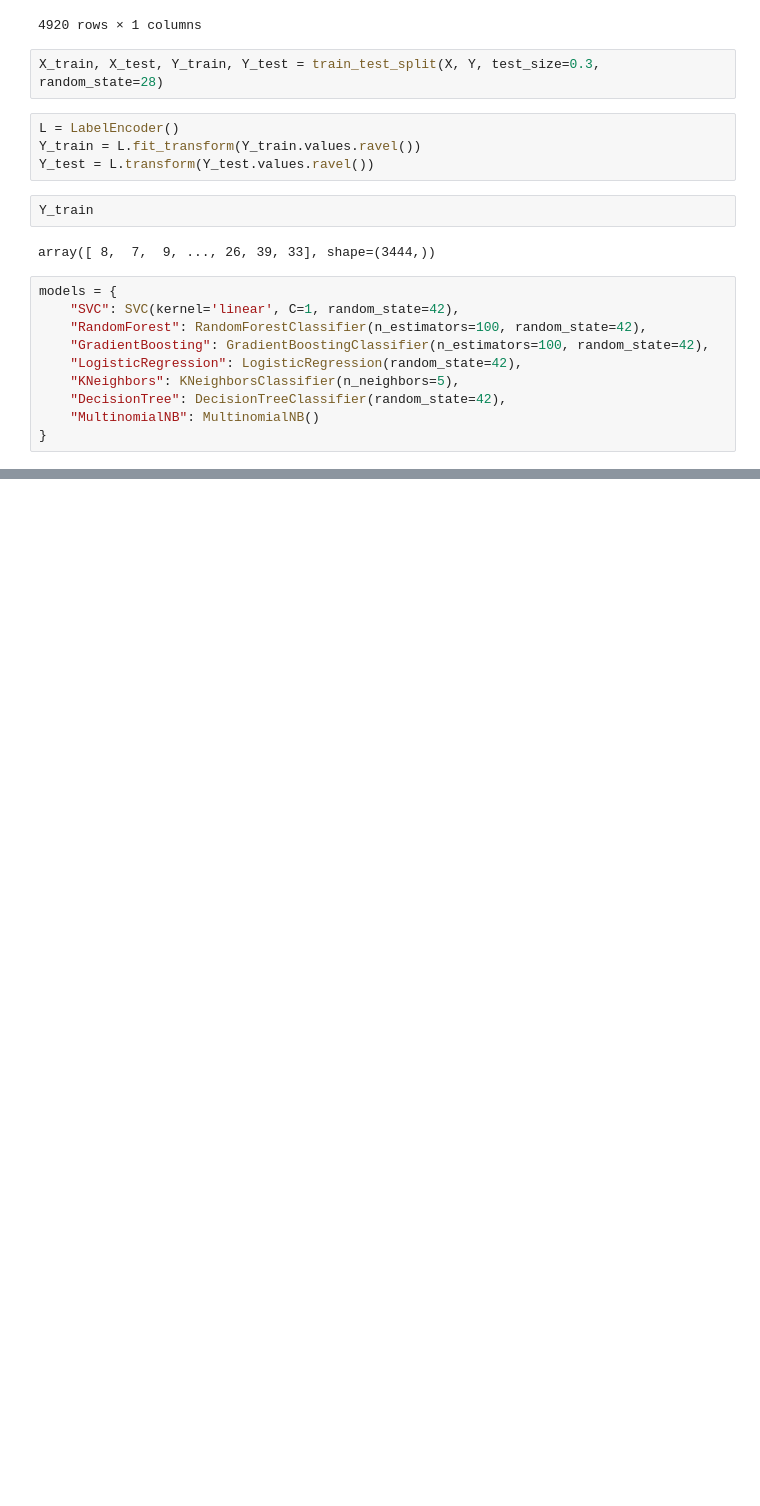
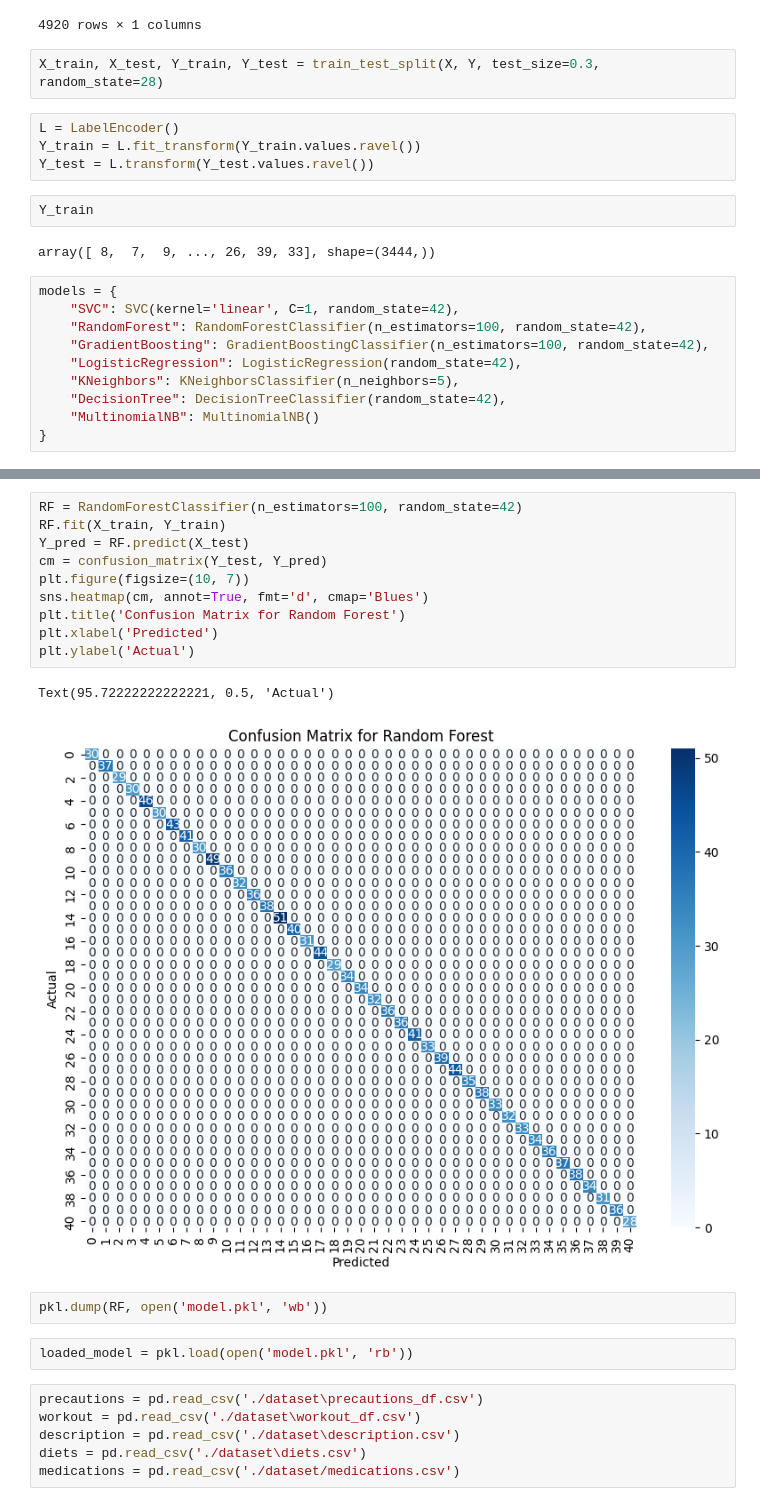
Before and after one commit to Tusharr06/Health_Predictive_System, a Jupyter notebook: model.ipynb, the cells around one changed output, grey strips where cells are left out. Cells and saved outputs as stored; diff of their text form; blank space fills up the shorter version.

Commit message:
Built A Prediction Model

```diff
--- a/model.ipynb
+++ b/model.ipynb
@@ -175,3 +175,26 @@ MultinomialNB Accuracy: {accuracy:.4f}
 MultinomialNB F1 Score: 1.0000
 MultinomialNB Precision: 1.0000
 MultinomialNB Recall: 1.0000
+# %%
+RF = RandomForestClassifier(n_estimators=100, random_state=42)
+RF.fit(X_train, Y_train)
+Y_pred = RF.predict(X_test)
+cm = confusion_matrix(Y_test, Y_pred)
+plt.figure(figsize=(10, 7))
+sns.heatmap(cm, annot=True, fmt='d', cmap='Blues')
+plt.title('Confusion Matrix for Random Forest')
+plt.xlabel('Predicted')
+plt.ylabel('Actual')
+# %% [output]
+Text(95.72222222222221, 0.5, 'Actual')
+[figure, added]
+# %%
+pkl.dump(RF, open('model.pkl', 'wb'))
+# %%
+loaded_model = pkl.load(open('model.pkl', 'rb'))
+# %%
+precautions = pd.read_csv('./dataset\precautions_df.csv')
+workout = pd.read_csv('./dataset\workout_df.csv')
+description = pd.read_csv('./dataset\description.csv')
+diets = pd.read_csv('./dataset\diets.csv')
+medications = pd.read_csv('./dataset/medications.csv')
```
Also changed, not shown: parts of 9 cells of this notebook, 6 other files.
